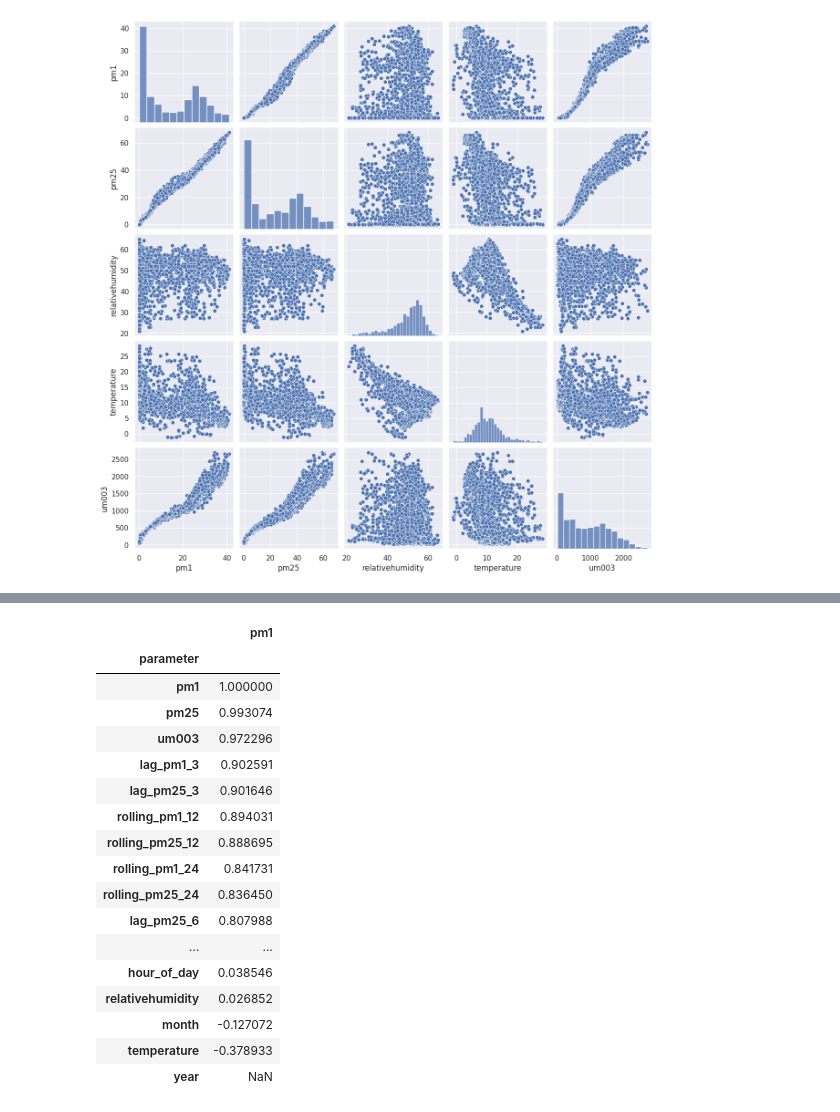
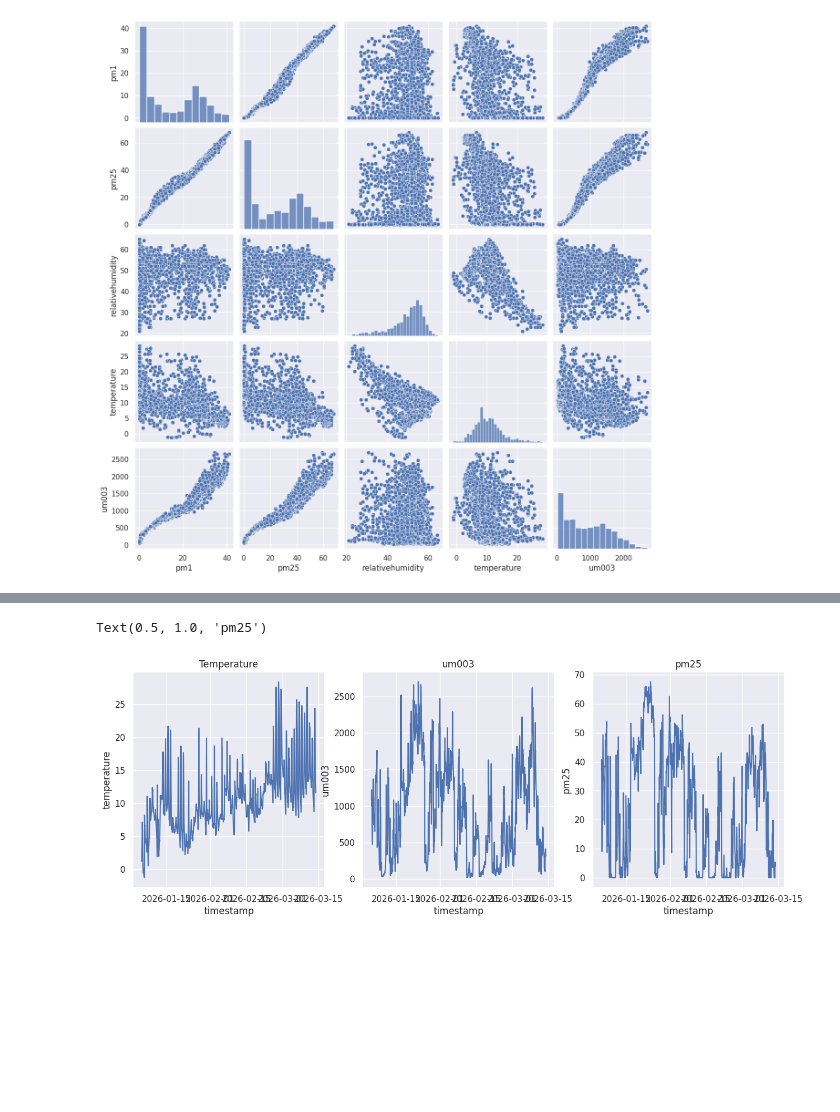
Before and after one commit to Lucamiras/air_quality_sensor, a Jupyter notebook: notebooks/eda.ipynb, the cells around one changed output, grey strips where cells are left out. Drawn from its saved outputs; the diff is of its cells as text; code cells hidden in the pictures; blank space fills up the shorter version.

```diff
--- a/notebooks/initial_explore.ipynb
+++ b/notebooks/eda.ipynb
@@ -90,7 +77,0 @@ def stringify_year_month(row) -> str:
-# %%
-df2['year'] = df2['timestamp'].dt.year
-df2['month'] = df2['timestamp'].dt.month
-df2['day_of_week'] = df2['timestamp'].dt.day_of_week
-df2['hour_of_day'] = df2['timestamp'].dt.hour
-df2['is_weekend'] = df2['day_of_week'].apply(lambda x: is_weekend(x))
-df2['year_month'] = df2['timestamp'].dt.strftime(date_format="%Y-%m")
@@ -103,8 +77,0 @@ rolling_window = [12, 24]
-# %%
-for feature in rolling_features:
-    for window in rolling_window:
-        df2[f'rolling_{feature}_{str(window)}'] = df2[feature].rolling(window=window).mean()
-    for periods in lag_periods:
-        df2[f'lag_{feature}_{str(periods)}'] = df2[feature].shift(periods=periods)
-# %%
-df2.index.name = 'id'
@@ -113,22 +78,8 @@ df2_numeric_cols = df2.select_dtypes(['float64', 'int32'])
-# %%
-df_corrs = pd.DataFrame(df2_numeric_cols.corr()['pm1']).sort_values('pm1', ascending=False)
-df_corrs
-# %% [output]
-|  | pm1 |
-| parameter |  |
-| pm1 | 1.000000 |
-| pm25 | 0.993074 |
-| um003 | 0.972296 |
-| lag_pm1_3 | 0.902591 |
-| lag_pm25_3 | 0.901646 |
-| rolling_pm1_12 | 0.894031 |
-| rolling_pm25_12 | 0.888695 |
-| rolling_pm1_24 | 0.841731 |
-| rolling_pm25_24 | 0.836450 |
-| lag_pm25_6 | 0.807988 |
-| ... | ... |
-| hour_of_day | 0.038546 |
-| relativehumidity | 0.026852 |
-| month | -0.127072 |
-| temperature | -0.378933 |
-| year | NaN |
+# %%
+fig, ax = plt.subplots(1,3, figsize=(15,5))
+sns.lineplot(df2, x="timestamp", y="temperature", ax=ax[0]).set_title("Temperature")
+sns.lineplot(df2, x="timestamp", y="um003", ax=ax[1]).set_title("um003")
+sns.lineplot(df2, x="timestamp", y="pm25", ax=ax[2]).set_title("pm25")
+# %% [output]
+Text(0.5, 1.0, 'pm25')
+[figure, added]
```
Also changed, not shown: parts of 7 cells of this notebook, 5 other files.
